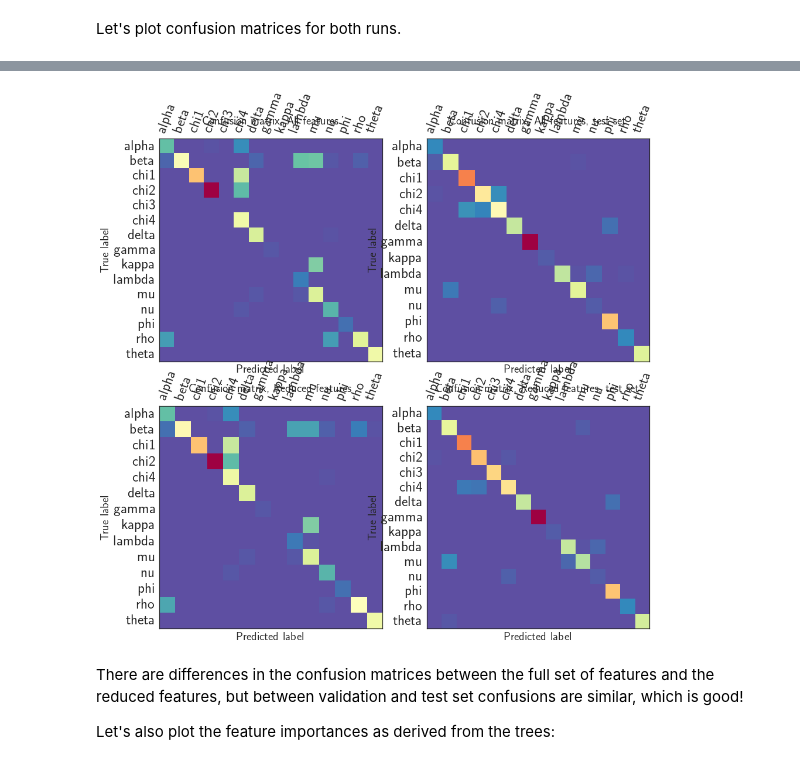
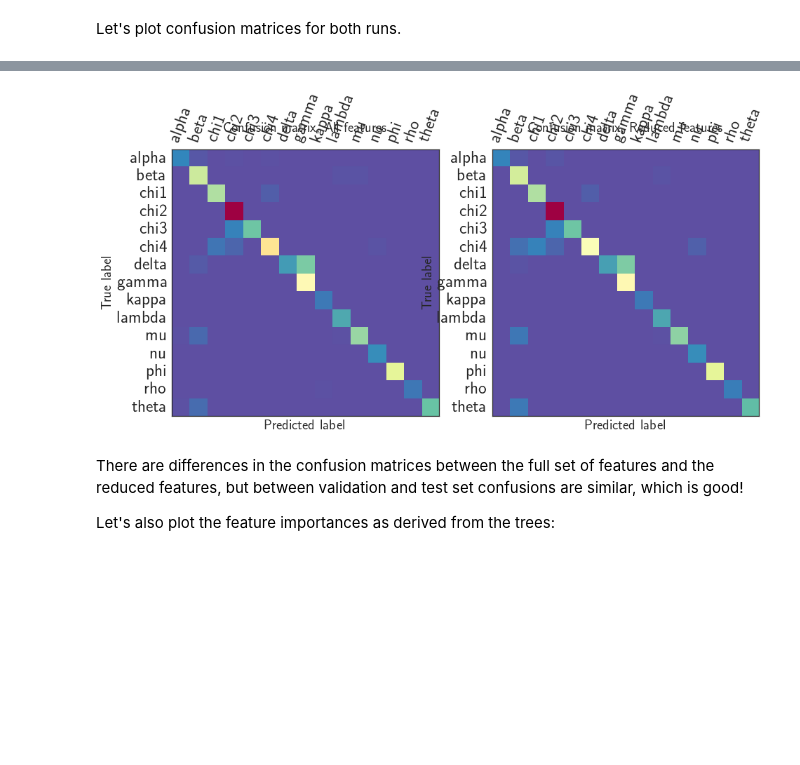
Before and after one commit to dhuppenkothen/BlackHoleMagic, a Jupyter notebook: GRS1915_FeatureEngineering.ipynb, the cells around one changed output, grey strips where cells are left out. Cells and saved outputs as stored; diff of their text form; code cells hidden in the pictures; blank space fills up the shorter version.

```diff
--- a/GRS1915_FeatureEngineering.ipynb
+++ b/GRS1915_FeatureEngineering.ipynb
@@ -284,10 +169,14 @@ features_new_test = []
 best_params_all = []
 
 for i in range(features_train.shape[1]):
+    print("I am on the %ith loop"%i)
     score = []
     best_params = []
     ## first feature
     for j in nfeatures:
+        if j in feature_ranking:
+            continue
+        print("I am on feature %i"%j)
         if len(features_new_train) == 0:
             ft = np.atleast_2d(features_train[:,j]).T
             fv = np.atleast_2d(features_val[:,j]).T
@@ -300,6 +189,7 @@ for i in range(features_train.shape[1]):
         #print(fv.shape)
         ### scale features
         f_all = np.concatenate((ft, fv, fte))
+        print("NaN in row: " + str(np.where(np.isnan(f_all))))
         scaler_train = StandardScaler().fit(f_all)
         fscaled_train = scaler_train.transform(ft)
         #print(fscaled_train.shape)
@@ -308,8 +198,8 @@ for i in range(features_train.shape[1]):
         fscaled_val = scaler_train.transform(fv)
         #print(fscaled_val.shape)
         ### Random Forest Classifier
-        params = {'max_depth': [3,5,7,10,15,20,30,50,75,100,150,200,250,300,400]}#,
-        grid_rfc = GridSearchCV(RandomForestClassifier(n_estimators=500), param_grid=params,
+        params = {'max_depth': [5,10,20,50,100,200,400]}#,
+        grid_rfc = GridSearchCV(RandomForestClassifier(n_estimators=250), param_grid=params,
                                 verbose=0, n_jobs=4)
         #rfc = RandomForestClassifier(n_estimators=500, max_depth=10)
         #rfc.fit(fscaled_train, labels_train)
@@ -419,4 +306,5 @@ best_params_all[11]
 # %%
+nfeatures = 12
 features_new_all = np.concatenate((features_new_train, features_new_val, features_new_test))
 
 scaler_train = StandardScaler().fit(features_new_all)
@@ -435,12 +323,12 @@ labels_rfc_full = rfc_full.predict(fscaled_val)
 labels_rfc_full_test = rfc_full.predict(fscaled_test)
 
 
-features_new_red = np.concatenate((features_new_train[:,:12], features_new_val[:,:12], features_new_test[:,:12]))
+features_new_red = np.concatenate((features_new_train[:,:nfeatures], features_new_val[:,:nfeatures], features_new_test[:,:nfeatures]))
 
 scaler_train = StandardScaler().fit(features_new_red)
-fscaled_train = scaler_train.transform(features_new_train[:,:12])
-fscaled_val = scaler_train.transform(features_new_val[:,:12])
-fscaled_test = scaler_train.transform(features_new_test[:,:12])
+fscaled_train = scaler_train.transform(features_new_train[:,:nfeatures])
+fscaled_val = scaler_train.transform(features_new_val[:,:nfeatures])
+fscaled_test = scaler_train.transform(features_new_test[:,:nfeatures])
 
 rfc_red = RandomForestClassifier(n_estimators=500, max_depth=400)
 rfc_red.fit(fscaled_train, labels_train)
@@ -465,9 +356,9 @@ fig = plt.figure(figsize=(15,15))
 sns.set_style("white")
 unique_labels = np.unique(labels_test)
 cm = confusion_matrix(labels_val, labels_rfc_full, labels=unique_labels)
-#print(cm)
+print(cm)
 #print(unique_labels)
-ax1 = fig.add_subplot(221)
+ax1 = fig.add_subplot(121)
 ax1.matshow(cm, cmap=cmap.Spectral_r )
 ax1.set_title('Confusion matrix, All features')
 #plt.colorbar()
@@ -478,25 +369,25 @@ plt.yticks(range(len(unique_labels)), unique_labels)
 #plt.show()
 
 
-ax2 = fig.add_subplot(222)
-sns.set_style("white")
-unique_labels = np.unique(labels_val)
-cm = confusion_matrix(labels_test, labels_rfc_full_test, labels=unique_labels)
-ax2.matshow(cm, cmap=cmap.Spectral_r )
-ax2.set_title('Confusion matrix, All features, test set')
-ax2.set_ylabel('True label')
-ax2.set_xlabel('Predicted label')
-plt.xticks(range(len(unique_labels)), unique_labels, rotation=70)
-plt.yticks(range(len(unique_labels)), unique_labels)
+#ax2 = fig.add_subplot(222)
+#sns.set_style("white")
+#unique_labels = np.unique(labels_val)
+#cm = confusion_matrix(labels_test, labels_rfc_full_test, labels=unique_labels)
+#ax2.matshow(cm, cmap=cmap.Spectral_r )
+#ax2.set_title('Confusion matrix, All features, test set')
+#ax2.set_ylabel('True label')
+#ax2.set_xlabel('Predicted label')
+#plt.xticks(range(len(unique_labels)), unique_labels, rotation=70)
+#plt.yticks(range(len(unique_labels)), unique_labels)
 #plt.show()
 
 
 sns.set_style("white")
 unique_labels = np.unique(labels_val)
 cm = confusion_matrix(labels_val, labels_rfc_red, labels=unique_labels)
-#print(cm)
+print(cm)
 #print(unique_labels)
-ax3 = fig.add_subplot(223)
+ax3 = fig.add_subplot(122)
 ax3.matshow(cm, cmap=cmap.Spectral_r )
 ax3.set_title('Confusion matrix, Reduced features')
 ax3.set_ylabel('True label')
@@ -506,15 +397,15 @@ plt.yticks(range(len(unique_labels)), unique_labels)
 #plt.show()
 
 
-ax4 = fig.add_subplot(224)
-sns.set_style("white")
-unique_labels = np.unique(labels_test)
-cm = confusion_matrix(labels_test, labels_rfc_red_test, labels=unique_labels)
-ax4.matshow(cm, cmap=cmap.Spectral_r )
-ax4.set_title('Confusion matrix, Reduced features, test set')
-ax4.set_ylabel('True label')
-ax4.set_xlabel('Predicted label')
-plt.xticks(range(len(unique_labels)), unique_labels, rotation=70)
-plt.yticks(range(len(unique_labels)), unique_labels)
+#ax4 = fig.add_subplot(224)
+#sns.set_style("white")
+#unique_labels = np.unique(labels_test)
+#cm = confusion_matrix(labels_test, labels_rfc_red_test, labels=unique_labels)
+#ax4.matshow(cm, cmap=cmap.Spectral_r )
+#ax4.set_title('Confusion matrix, Reduced features, test set')
+#ax4.set_ylabel('True label')
+#ax4.set_xlabel('Predicted label')
+#plt.xticks(range(len(unique_labels)), unique_labels, rotation=70)
+#plt.yticks(range(len(unique_labels)), unique_labels)
 #plt.show()
 # %% [output]
@@ -537,4 +445,4 @@ plt.yticks(range(len(unique_labels)), unique_labels)
-[figure, old version]
+[figure, new version]
 # %% [markdown]
 There are differences in the confusion matrices between the full set of features and the reduced features, but between validation and test set confusions are similar, which is good!
 
```
Also changed, not shown: parts of 25 cells of this notebook, 6 other files.
